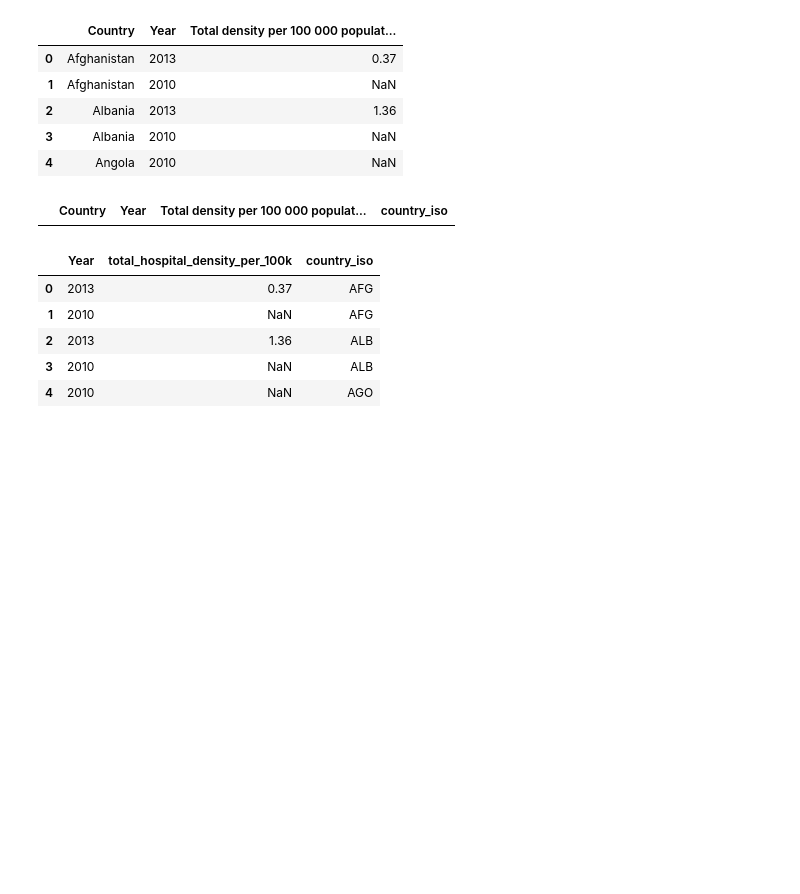
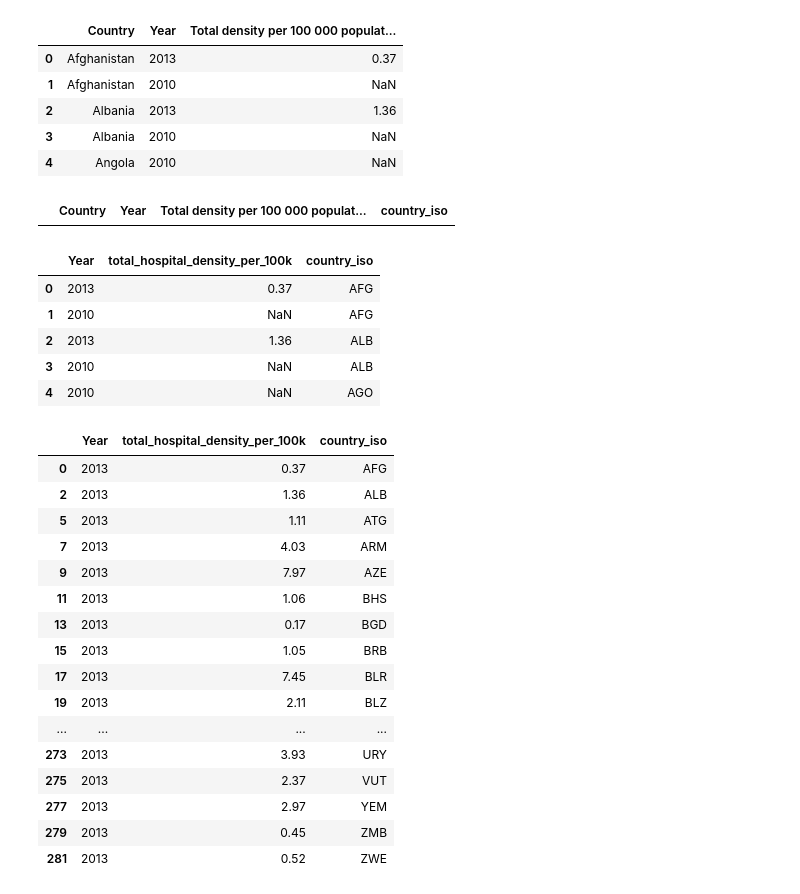
Before and after one commit to MissFacetious/Innovation, a Jupyter notebook: data_integration/hospital_conversion.ipynb, the cells around one changed output. Cells and saved outputs as stored; diff of their text form; code cells hidden in the pictures; blank space fills up the shorter version.

Commit message:
removed duplicates in hospitals.csv

```diff
--- a/data_integration/hospital_conversion.ipynb
+++ b/data_integration/hospital_conversion.ipynb
@@ -45,3 +45,23 @@ hospitals_new.head()
 | 4 | 2010 | NaN | AGO |
 # %%
 hospitals_new.drop(hospitals_new[hospitals_new.Year == 2010].index, inplace=True)
+# %%
+hospitals_new
+# %% [output]
+|  | Year | total_hospital_density_per_100k | country_iso |
+| 0 | 2013 | 0.37 | AFG |
+| 2 | 2013 | 1.36 | ALB |
+| 5 | 2013 | 1.11 | ATG |
+| 7 | 2013 | 4.03 | ARM |
+| 9 | 2013 | 7.97 | AZE |
+| 11 | 2013 | 1.06 | BHS |
+| 13 | 2013 | 0.17 | BGD |
+| 15 | 2013 | 1.05 | BRB |
+| 17 | 2013 | 7.45 | BLR |
+| 19 | 2013 | 2.11 | BLZ |
+| ... | ... | ... | ... |
+| 273 | 2013 | 3.93 | URY |
+| 275 | 2013 | 2.37 | VUT |
+| 277 | 2013 | 2.97 | YEM |
+| 279 | 2013 | 0.45 | ZMB |
+| 281 | 2013 | 0.52 | ZWE |
```
Also changed, not shown: parts of 3 cells of this notebook, 1 other file.
